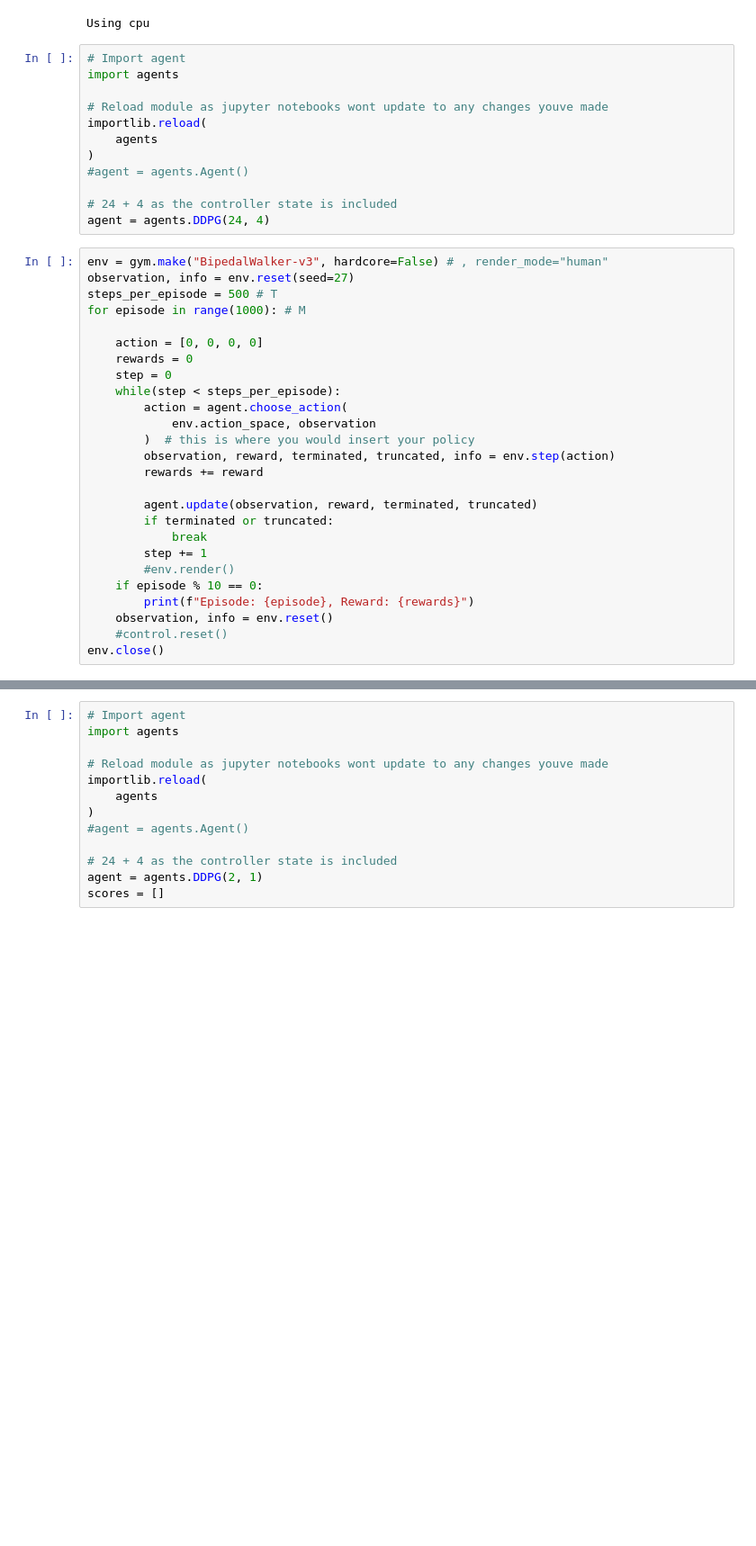
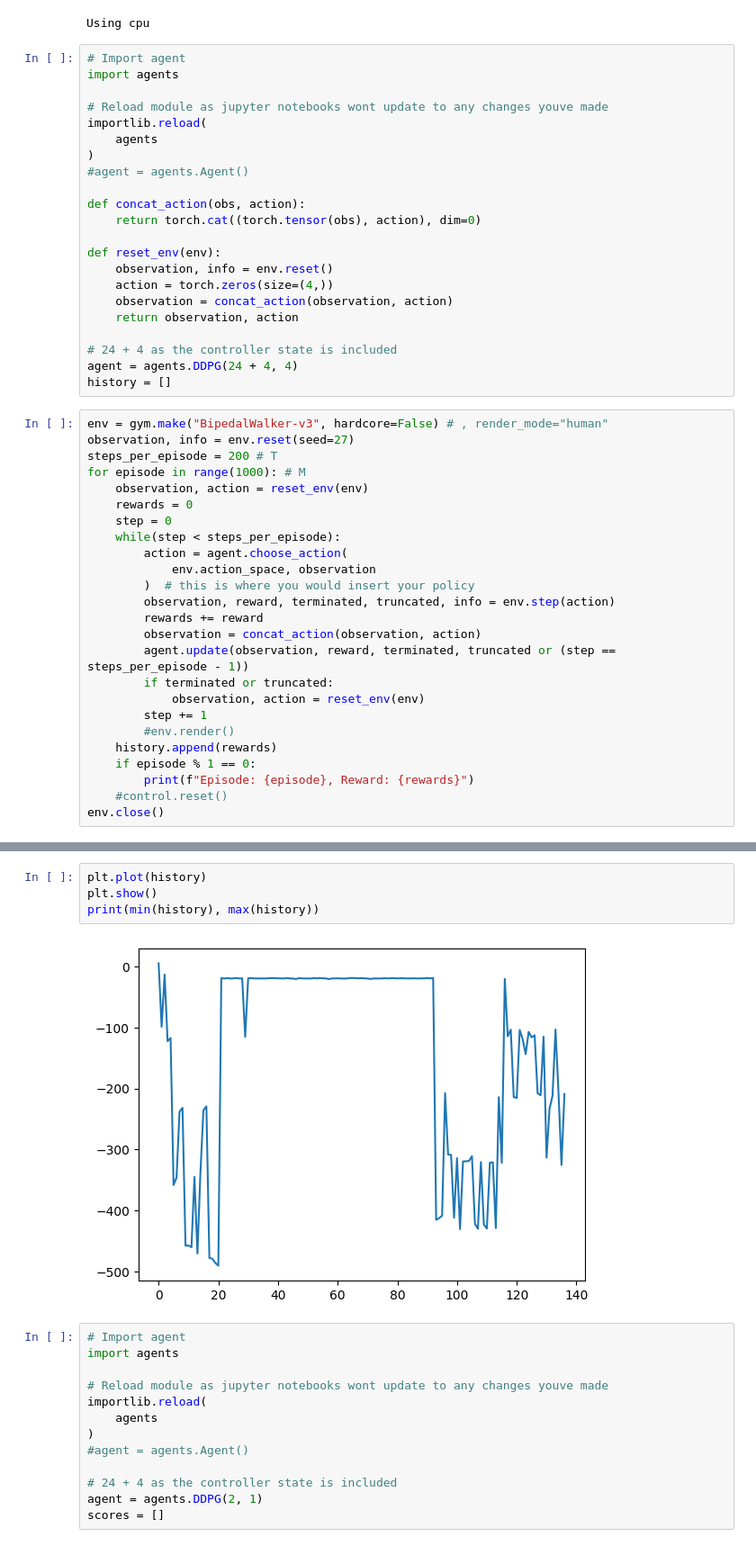
Before and after one commit to SamGuard/ReinforcementLearningCW2, a Jupyter notebook: main.ipynb, the cells around one changed output, grey strips where cells are left out. Shown at 90% size. Drawn from its saved outputs; the diff is of its cells as text; blank space fills up the shorter version.

Commit message:
added action to input

```diff
--- a/main.ipynb
+++ b/main.ipynb
@@ -35,15 +36,24 @@ importlib.reload(
 )
 #agent = agents.Agent()
 
+def concat_action(obs, action):
+    return torch.cat((torch.tensor(obs), action), dim=0)
+
+def reset_env(env):
+    observation, info = env.reset()
+    action = torch.zeros(size=(4,))
+    observation = concat_action(observation, action)
+    return observation, action
+
 # 24 + 4 as the controller state is included
-agent = agents.DDPG(24, 4)
+agent = agents.DDPG(24 + 4, 4)
+history = []
 # %%
 env = gym.make("BipedalWalker-v3", hardcore=False) # , render_mode="human"
 observation, info = env.reset(seed=27)
-steps_per_episode = 500 # T
+steps_per_episode = 200 # T
 for episode in range(1000): # M
-
-    action = [0, 0, 0, 0]
+    observation, action = reset_env(env)
     rewards = 0
     step = 0
     while(step < steps_per_episode):
@@ -52,15 +62,15 @@ for episode in range(1000): # M
         )  # this is where you would insert your policy
         observation, reward, terminated, truncated, info = env.step(action)
         rewards += reward
-
-        agent.update(observation, reward, terminated, truncated)
+        observation = concat_action(observation, action)
+        agent.update(observation, reward, terminated, truncated or (step == steps_per_episode - 1))
         if terminated or truncated:
-            break
+            observation, action = reset_env(env)
         step += 1
         #env.render()
-    if episode % 10 == 0:
+    history.append(rewards)
+    if episode % 1 == 0:
         print(f"Episode: {episode}, Reward: {rewards}")
-    observation, info = env.reset()
     #control.reset()
 env.close()
 # %% [output]
@@ -85,3 +94,9 @@ KeyboardInterrupt:
+# %%
+plt.plot(history)
+plt.show()
+print(min(history), max(history))
+# %% [output]
+[figure, added]
 # %%
 # Import agent
 import agents
```
Also changed, not shown: parts of 3 cells of this notebook, 1 other file.
